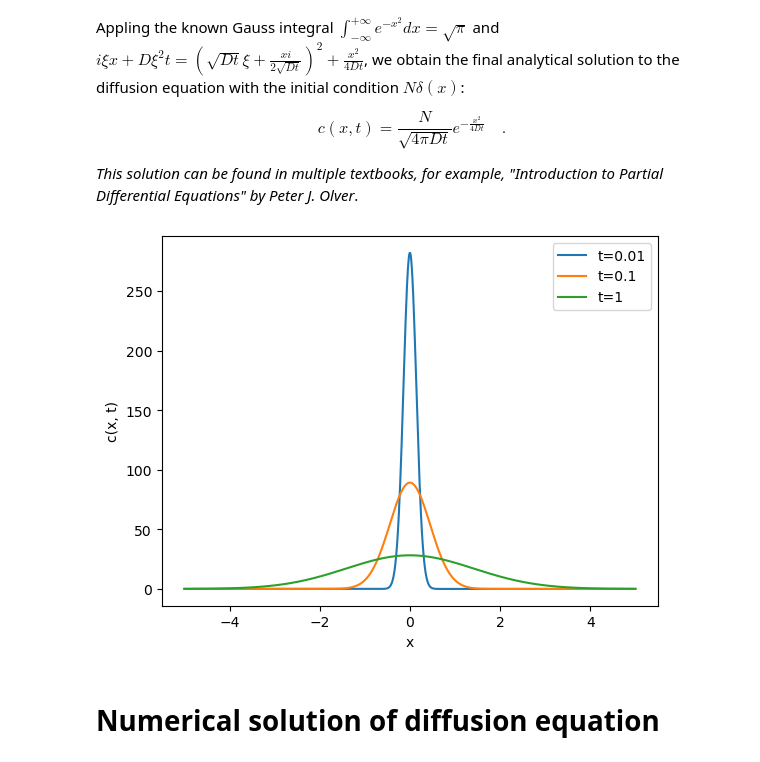
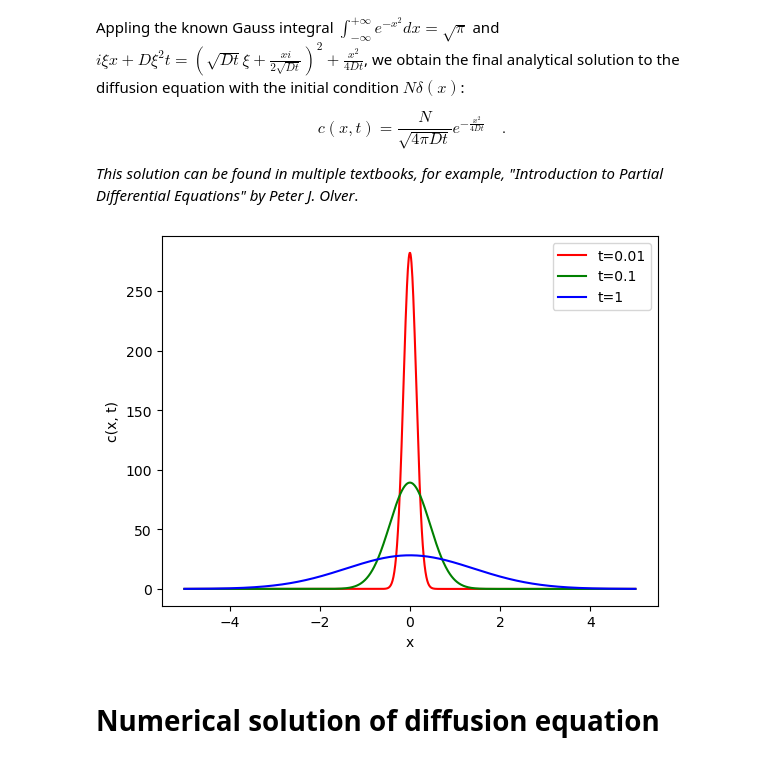
Before and after one commit to NataliaLyubaykina/theoretical_biophysics, a Jupyter notebook: example_notebooks/diffusion_equation/1_solving_diffusion_equation.ipynb, the cells around one changed output. Saved outputs shown, nothing was run; the diff lists cells and outputs as text; code cells hidden in the pictures.

```diff
--- a/diffusion_equation/1_solving_diffusion_equation.ipynb
+++ b/example_notebooks/diffusion_equation/1_solving_diffusion_equation.ipynb
@@ -35,7 +35,7 @@ import matplotlib.pyplot as plt
 # %%
 def analytical_solution(x, t, D, N):
     """
-    Analytical solution of diffusion equation.
+    Analytical solution of diffusion equation \partial_{t} c(x, t) = D \partial_{x}^{2} c(x, t).
     Parameters:
     x  : np.array
     t  : float   - time point
@@ -50,18 +50,21 @@ N = 1e2  # Number of particles
 D = 1.0  # Diffusion coefficient
 # %%
 ax = plt.subplot()
+colors = ['red', 'green', 'blue']
 x_to_plot = np.linspace(-5, 5, 1000)
 
 # plot a few time point
+i = 0
 for t in [0.01, 0.1, 1]:
-    ax.plot(x_to_plot, analytical_solution(x_to_plot, t, D, N), label=f't={t}')
+    ax.plot(x_to_plot, analytical_solution(x_to_plot, t, D, N), label=f't={t}', color=colors[i])
+    i+=1
 
 plt.xlabel('x')
 plt.ylabel('c(x, t)')
 plt.legend()
 plt.show()
 # %% [output]
-[figure, old version]
+[figure, new version]
 # %% [markdown]
 # Numerical solution of diffusion equation
 # %% [markdown]
```
Also changed, not shown: parts of 1 cell of this notebook, 7 other files.
